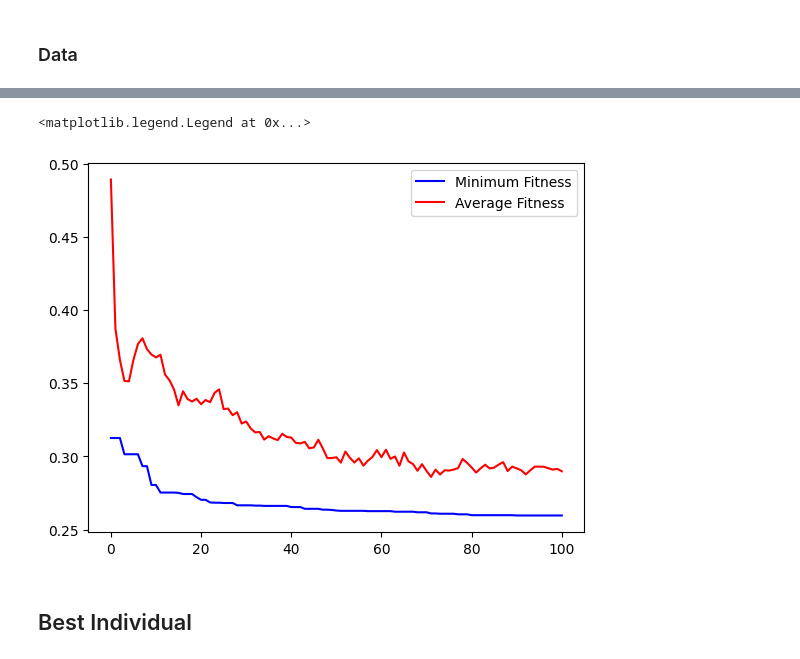
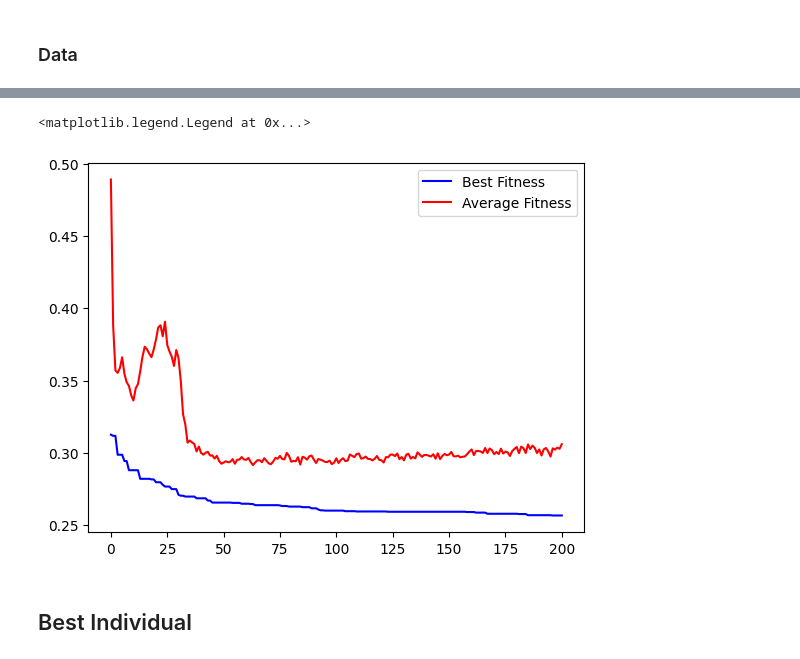
Before and after one commit to BuiHoangTu/ul.year2024Autumn.evolutionary-computation.mid-project, a Jupyter notebook: main.ipynb, the cells around one changed output, grey strips where cells are left out. Cells and saved outputs as stored; diff of their text form; code cells hidden in the pictures.

```diff
--- a/main.ipynb
+++ b/main.ipynb
@@ -135,7 +135,7 @@ RANDOM_SEED = 1
 random.seed(RANDOM_SEED)
 
 POPULATION_SIZE = 1000
-MAX_GENERATIONS = 100
+MAX_GENERATIONS = 200
 P_CROSSOVER = 0.8
 P_MUTATION = 0.01
 HALLOFFAME_SIZE = max(round(0.01 * POPULATION_SIZE), 1)  # it should be at least 1
@@ -355,7 +354,10 @@ population = toolbox.populationCreator(
 hof = tools.HallOfFame(HALLOFFAME_SIZE)
 
 # prepare the statistics object:
-stats = tools.Statistics(lambda ind: ind.fitness.values)
+stats_fit = tools.Statistics(lambda ind: ind.fitness.values[0])
+stats_feat_used = tools.Statistics(lambda ind: ind.fitness.values[1])
+
+stats = tools.MultiStatistics(fitness=stats_fit, feat_used=stats_feat_used)
 stats.register("avg", np.nanmean)
 stats.register("std", np.nanstd)
 stats.register("min", np.nanmin)
@@ -385,16 +401,18 @@ population, logbook = ge_eaSimpleWithElitism(
 # %%
 from matplotlib import pyplot as plt
 
-gen = logbook.select("gen")
-fit_mins = logbook.select("min")
-fit_avgs = logbook.select("avg")
+chapter_fitness = logbook.chapters["fitness"]
 
-plt.plot(gen, fit_mins, "b-", label="Minimum Fitness")
+gen = chapter_fitness.select("gen")
+fit_mins = chapter_fitness.select("min")
+fit_avgs = chapter_fitness.select("avg")
+
+plt.plot(gen, fit_mins, "b-", label="Best Fitness")
 plt.plot(gen, fit_avgs, "r-", label="Average Fitness")
 plt.legend()
 # %% [output]
 <matplotlib.legend.Legend at 0x...>
-[figure, old version]
+[figure, new version]
 # %% [markdown]
 ## Best Individual
 # %%
```
Also changed, not shown: parts of 4 cells of this notebook, 2 other files.
